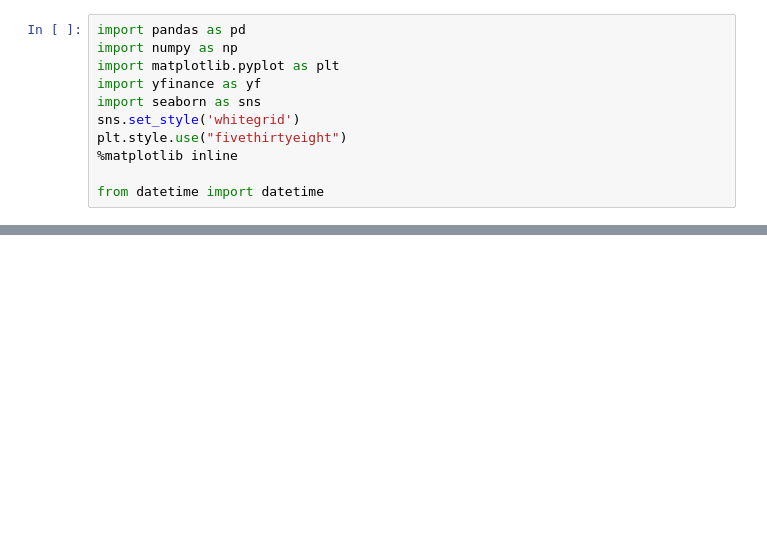
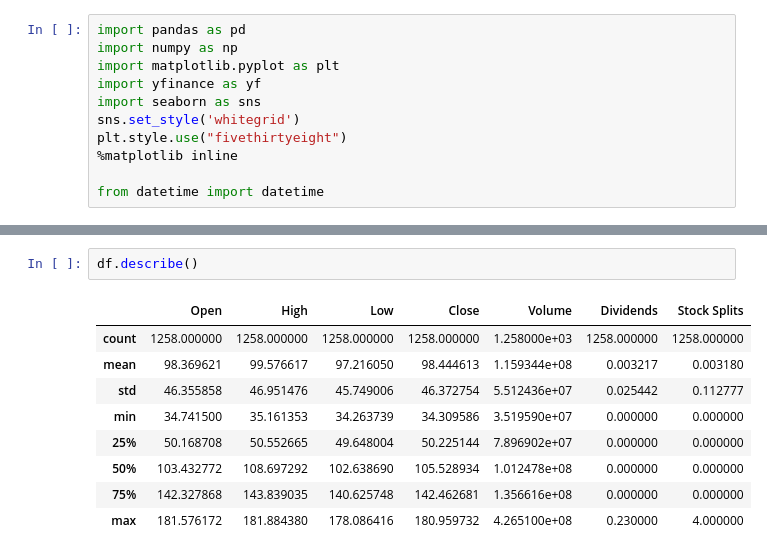
Before and after one commit to FerdyBerlianoP/Stock-Data-Analysis-with-LSTM, a Jupyter notebook: Stock_Data_Analyst_with_LSTM.ipynb, the cells around one changed output, grey strips where cells are left out. Drawn from its saved outputs; the diff is of its cells as text; blank space fills up the shorter version.

```diff
--- a/Stock_Data_Analyst_with_LSTM.ipynb
+++ b/Stock_Data_Analyst_with_LSTM.ipynb
@@ -54,0 +62,12 @@ df.tail(10)
+# %%
+df.describe()
+# %% [output]
+|  | Open | High | Low | Close | Volume | Dividends | Stock Splits |
+| count | 1258.000000 | 1258.000000 | 1258.000000 | 1258.000000 | 1.258000e+03 | 1258.000000 | 1258.000000 |
+| mean | 98.369621 | 99.576617 | 97.216050 | 98.444613 | 1.159344e+08 | 0.003217 | 0.003180 |
+| std | 46.355858 | 46.951476 | 45.749006 | 46.372754 | 5.512436e+07 | 0.025442 | 0.112777 |
+| min | 34.741500 | 35.161353 | 34.263739 | 34.309586 | 3.519590e+07 | 0.000000 | 0.000000 |
+| 25% | 50.168708 | 50.552665 | 49.648004 | 50.225144 | 7.896902e+07 | 0.000000 | 0.000000 |
+| 50% | 103.432772 | 108.697292 | 102.638690 | 105.528934 | 1.012478e+08 | 0.000000 | 0.000000 |
+| 75% | 142.327868 | 143.839035 | 140.625748 | 142.462681 | 1.356616e+08 | 0.000000 | 0.000000 |
+| max | 181.576172 | 181.884380 | 178.086416 | 180.959732 | 4.265100e+08 | 0.230000 | 4.000000 |
```
Also changed, not shown: parts of 7 cells of this notebook.
